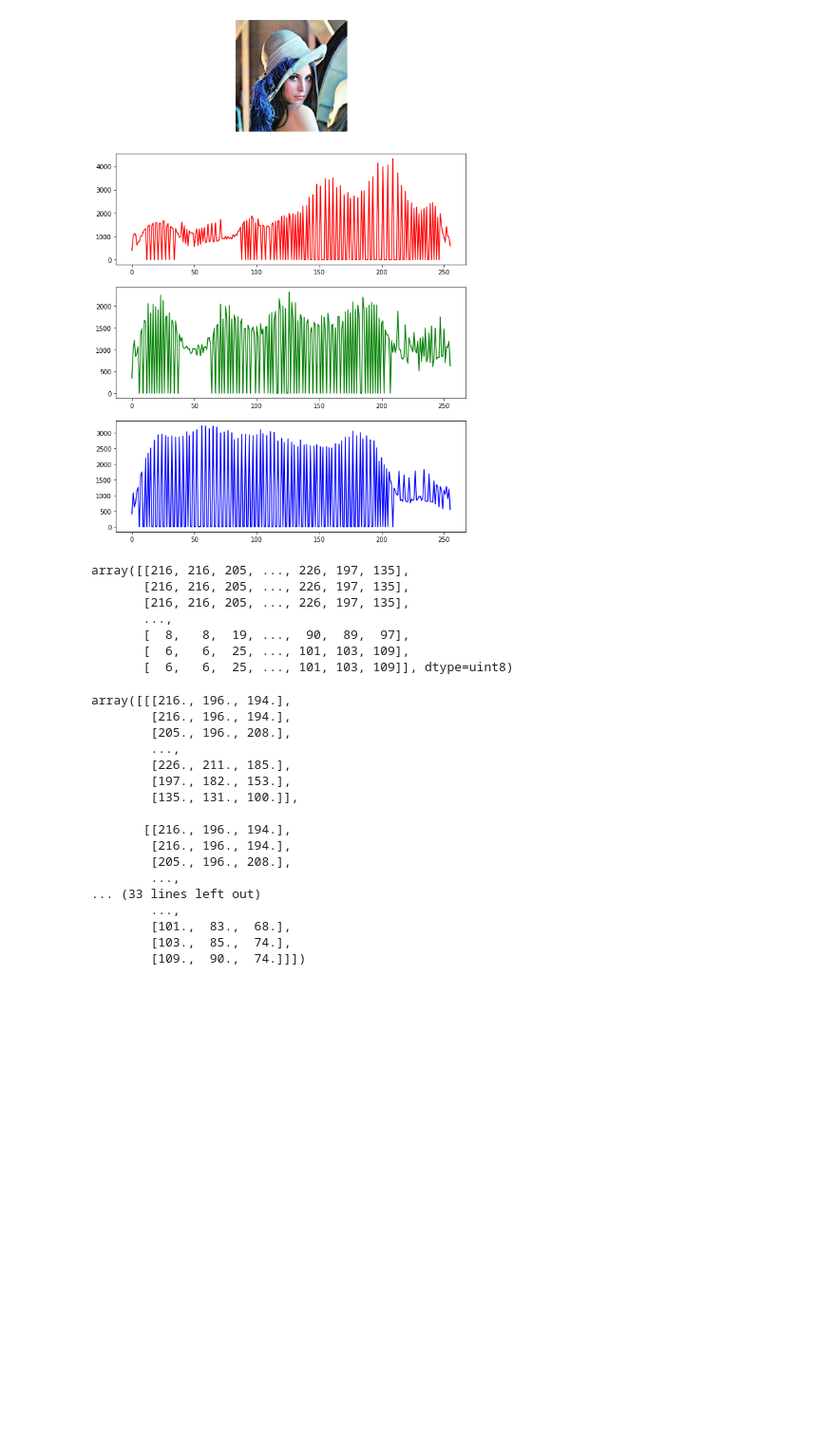
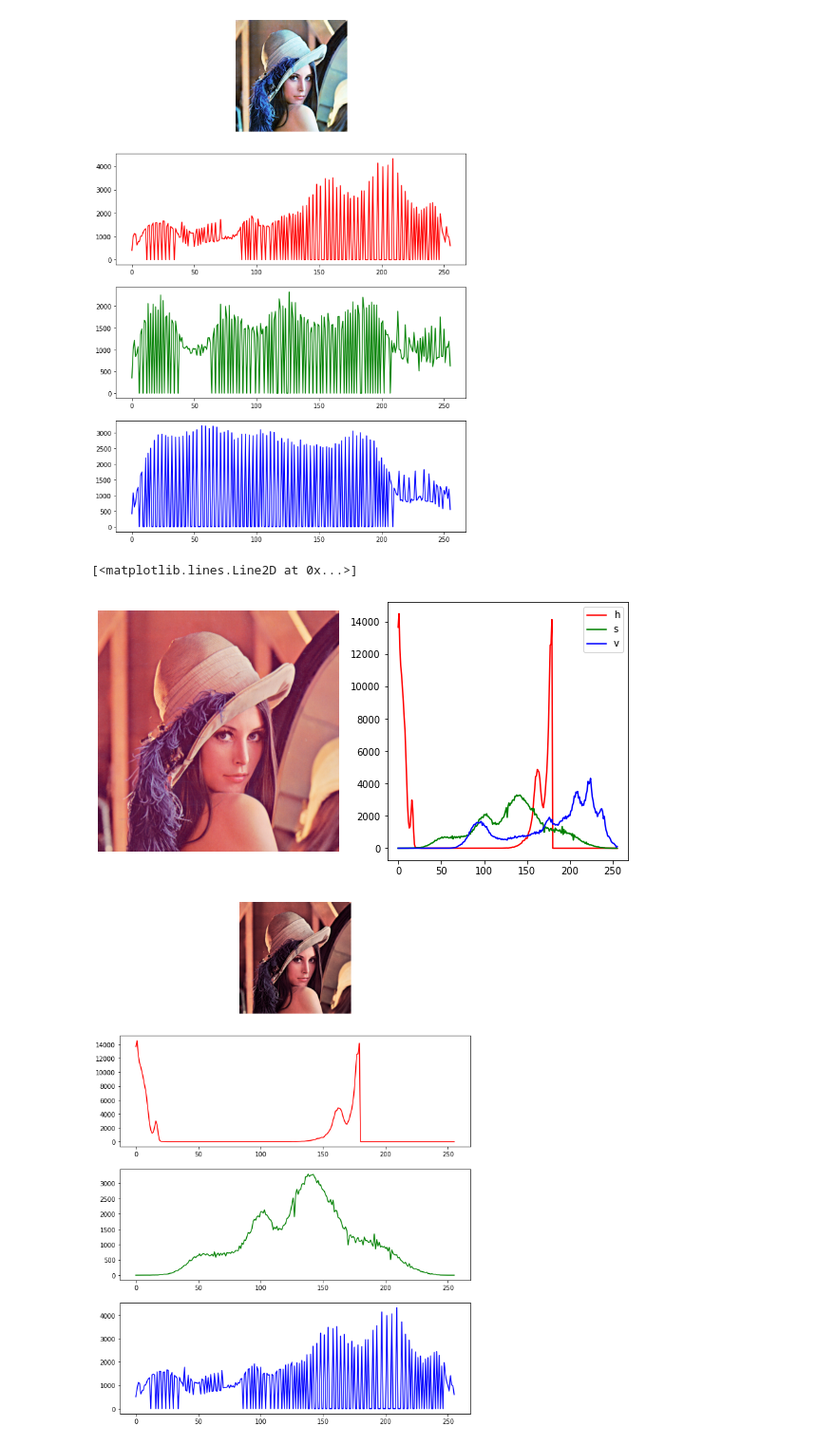
Before and after one commit to prz-ziaja/sem5, a Jupyter notebook: poc/lab03/03_histogram.ipynb, the cells around one changed output. Shown at 95% size. Drawn from its saved outputs; the diff is of its cells as text; code cells hidden in the pictures; blank space fills up the shorter version.

```diff
--- a/poc/lab03/03_histogram.ipynb
+++ b/poc/lab03/03_histogram.ipynb
@@ -370,33 +370,30 @@ axc[3].plot(cv2.calcHist([EqL],[2],None,[256],[0,256]),color='blue')
 # %% [output]
 [<matplotlib.lines.Line2D at 0x...>]
 [figure]
-# %%
-EqL[:,:,0]=EqR.astype('uint8')
-# %% [output]
-array([[216, 216, 205, ..., 226, 197, 135],
-       [216, 216, 205, ..., 226, 197, 135],
-       [216, 216, 205, ..., 226, 197, 135],
-       ...,
-       [  8,   8,  19, ...,  90,  89,  97],
-       [  6,   6,  25, ..., 101, 103, 109],
-       [  6,   6,  25, ..., 101, 103, 109]], dtype=uint8)
-# %%
-EqL
-# %% [output]
-array([[[216., 196., 194.],
-        [216., 196., 194.],
-        [205., 196., 208.],
-        ...,
-        [226., 211., 185.],
-        [197., 182., 153.],
-        [135., 131., 100.]],
-
-       [[216., 196., 194.],
-        [216., 196., 194.],
-        [205., 196., 208.],
-        ...,
-... (33 lines left out)
-        ...,
-        [101.,  83.,  68.],
-        [103.,  85.,  74.],
-        [109.,  90.,  74.]]])
+# %%
+Lhsv = cv2.cvtColor(L, cv2.COLOR_RGB2HSV)
+
+figc, axc = plt.subplots(1,2)
+figc.set_size_inches(10,5)
+
+axc[0].imshow(cv2.cvtColor(Lhsv,cv2.COLOR_HSV2RGB))
+axc[0].axis('off')
+axc[1].plot(cv2.calcHist([Lhsv],[0],None,[256],[0,256]),color='red')
+axc[1].plot(cv2.calcHist([Lhsv],[1],None,[256],[0,256]),color='green')
+axc[1].plot(cv2.calcHist([Lhsv],[2],None,[256],[0,256]),color='blue')
+axc[1].legend(['h','s','v'])
+
+EqLhsv = cv2.equalizeHist(Lhsv[:,:,2])
+Lhsv[:,:,2] = EqLhsv
+
+figc, axc = plt.subplots(4)
+figc.set_size_inches(10,15)
+axc[0].imshow(cv2.cvtColor(Lhsv,cv2.COLOR_HSV2RGB))
+axc[0].axis('off')
+axc[1].plot(cv2.calcHist([Lhsv],[0],None,[256],[0,256]),color='red')
+axc[2].plot(cv2.calcHist([Lhsv],[1],None,[256],[0,256]),color='green')
+axc[3].plot(cv2.calcHist([Lhsv],[2],None,[256],[0,256]),color='blue')
+# %% [output]
+[<matplotlib.lines.Line2D at 0x...>]
+[figure, added]
+[figure, added]
```
Also changed, not shown: parts of 2 cells of this notebook.
